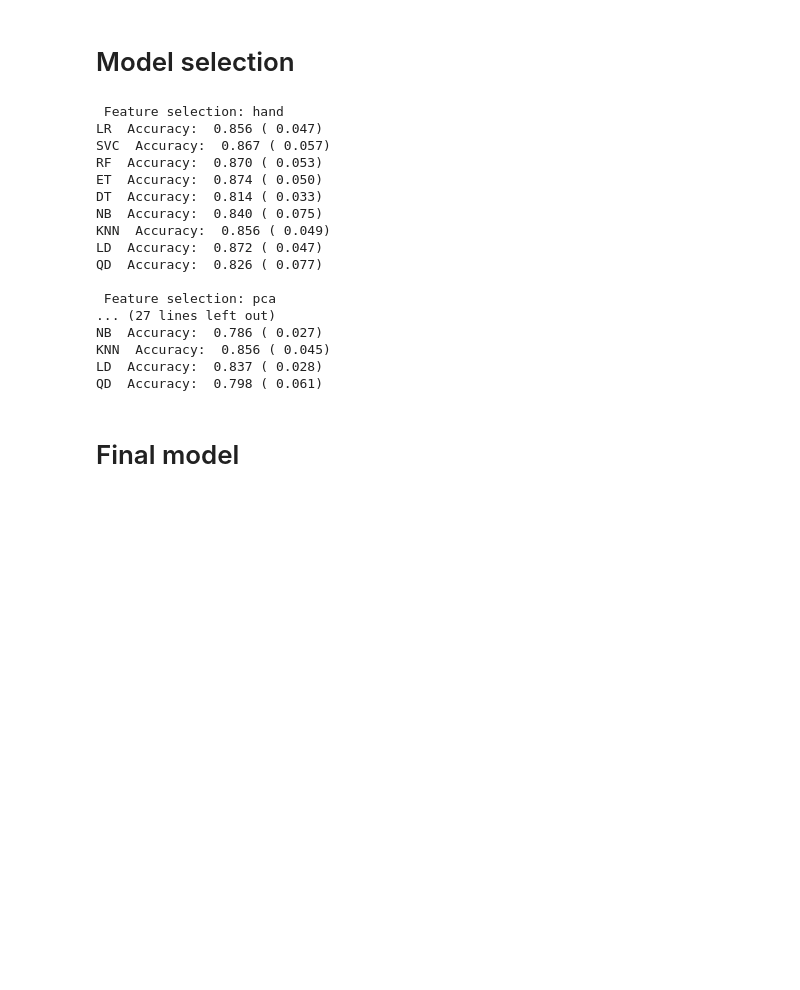
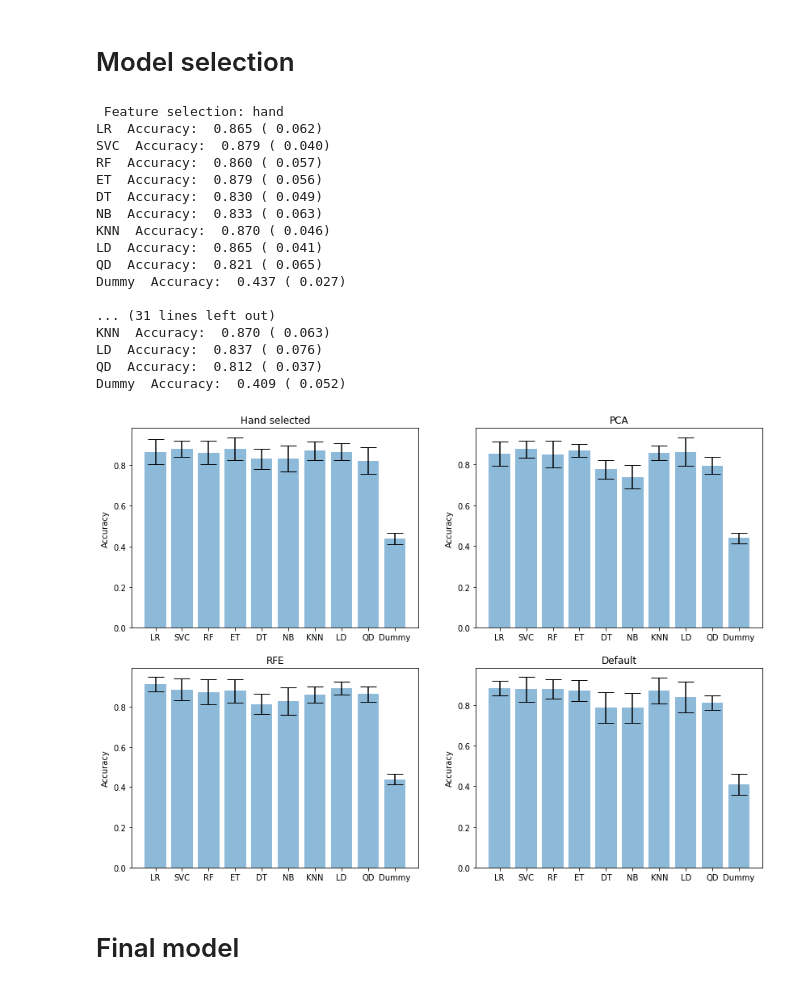
Before and after one commit to Jimmeeee/IML-project, a Jupyter notebook: project.ipynb, the cells around one changed output. Cells and saved outputs as stored; diff of their text form; code cells hidden in the pictures; blank space fills up the shorter version.

```diff
--- a/project.ipynb
+++ b/project.ipynb
@@ -182,7 +184,7 @@ selection = [normalize(hand(X)), pca(normalize(X)), rfe(normalize(X)), normalize
 models = [("LR", LogisticRegression()), ("SVC", SVC()), ("RF", RandomForestClassifier()),\
           ("ET", ExtraTreesClassifier()),("DT", DecisionTreeClassifier()),("NB", GaussianNB()), \
           ("KNN", KNeighborsClassifier(n_neighbors=3)), ("LD", LinearDiscriminantAnalysis()), \
-          ("QD", QuadraticDiscriminantAnalysis())]
+          ("QD", QuadraticDiscriminantAnalysis()), ("Dummy", DummyClassifier(strategy="most_frequent"))]
 
 na = []
 acc = []
@@ -198,22 +200,43 @@ for i in range(len(names)):
         err.append(s)
 # %% [output]
  Feature selection: hand
-LR  Accuracy:  0.856 ( 0.047)
-SVC  Accuracy:  0.867 ( 0.057)
-RF  Accuracy:  0.870 ( 0.053)
-ET  Accuracy:  0.874 ( 0.050)
-DT  Accuracy:  0.814 ( 0.033)
-NB  Accuracy:  0.840 ( 0.075)
-KNN  Accuracy:  0.856 ( 0.049)
-LD  Accuracy:  0.872 ( 0.047)
-QD  Accuracy:  0.826 ( 0.077)
+LR  Accuracy:  0.865 ( 0.062)
+SVC  Accuracy:  0.879 ( 0.040)
+RF  Accuracy:  0.860 ( 0.057)
+ET  Accuracy:  0.879 ( 0.056)
+DT  Accuracy:  0.830 ( 0.049)
+NB  Accuracy:  0.833 ( 0.063)
+KNN  Accuracy:  0.870 ( 0.046)
+LD  Accuracy:  0.865 ( 0.041)
+QD  Accuracy:  0.821 ( 0.065)
+Dummy  Accuracy:  0.437 ( 0.027)
 
- Feature selection: pca
-... (27 lines left out)
-NB  Accuracy:  0.786 ( 0.027)
-KNN  Accuracy:  0.856 ( 0.045)
-LD  Accuracy:  0.837 ( 0.028)
-QD  Accuracy:  0.798 ( 0.061)
+... (31 lines left out)
+KNN  Accuracy:  0.870 ( 0.063)
+LD  Accuracy:  0.837 ( 0.076)
+QD  Accuracy:  0.812 ( 0.037)
+Dummy  Accuracy:  0.409 ( 0.052)
+# %%
+numberOfModels = 10
+names = [na[x:x+numberOfModels] for x in range(0,len(na),numberOfModels)]
+accuracies = [acc[x:x+numberOfModels] for x in range(0,len(acc),numberOfModels)]
+errors = [err[x:x+numberOfModels] for x in range(0,len(err),numberOfModels)]
+title = ['Hand selected', 'PCA', 'RFE', 'Default']
+
+fig, ax = plt.subplots(2, 2, figsize=(14,10))
+(ax1, ax2), (ax3, ax4) = ax
+axes = [ax1,ax2,ax3,ax4]
+
+for i in range(len(names)):
+    axes[i].bar(names[i], accuracies[i], yerr=errors[i], align='center', alpha=0.5, ecolor='black', capsize=10)
+    axes[i].set_ylabel('Accuracy')
+    #ax.set_xticks(x_pos)
+    #ax.set_xticklabels(materials)
+    axes[i].set_title('{}'.format(title[i]))
+plt.show()
+    #ax.yaxis.grid(True)
+# %% [output]
+[figure, added]
 # %% [markdown]
 # Final model
 # %%
```
Also changed, not shown: parts of 3 cells of this notebook.
